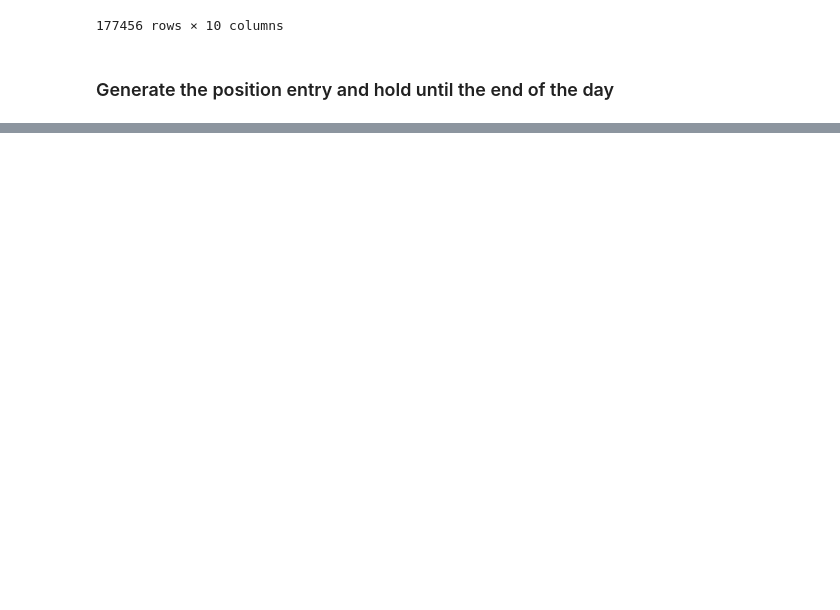
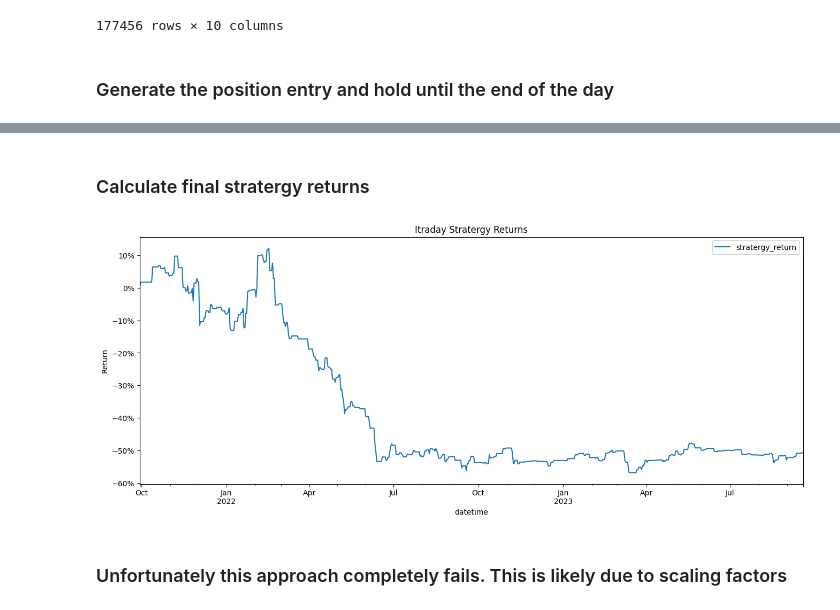
Before and after one commit to codyrosenzweig1/Quant_Trading_Basics_ML, a Jupyter notebook: IntradDay_Trading_GARCH_Model.ipynb, the cells around one changed output, grey strips where cells are left out. Drawn from its saved outputs; the diff is of its cells as text; code cells hidden in the pictures; blank space fills up the shorter version.

Commit message:
Final calculation, unfortunately we do not perform well

```diff
--- a/IntradDay_Trading_GARCH_Model.ipynb
+++ b/IntradDay_Trading_GARCH_Model.ipynb
@@ -219,4 +219,13 @@ final_df['return_sign'] = final_df.apply(
     axis=1
 )
 
-final_df
+final_df['return_sign'] = final_df.groupby(pd.Grouper(freq='D'))['return_sign']\
+.transform(lambda x: x.ffill())
+
+final_df['return'] = final_df['close'].pct_change()
+
+final_df['forward_return'] = final_df['return'].shift(-1)
+
+final_df['stratergy_return'] = final_df['forward_return']*final_df['return_sign']
+
+daily_return_df = final_df.groupby(pd.Grouper(freq='D'))[['stratergy_return']].sum()
@@ -237,0 +232,20 @@ final_df
+# %% [markdown]
+### Calculate final stratergy returns
+# %%
+import matplotlib.ticker as mtick
+
+stratergy_cumulative_return = np.exp(np.log1p(daily_return_df).cumsum()).sub(1)
+
+stratergy_cumulative_return.plot(figsize=(16,6))
+
+plt.title('Itraday Stratergy Returns')
+
+plt.gca().yaxis.set_major_formatter(mtick.PercentFormatter(1))
+
+plt.ylabel('Return')
+
+plt.show()
+# %% [output]
+[figure, added]
+# %% [markdown]
+### Unfortunately this approach completely fails. This is likely due to scaling factors
```
Also changed, not shown: parts of 1 cell of this notebook.
